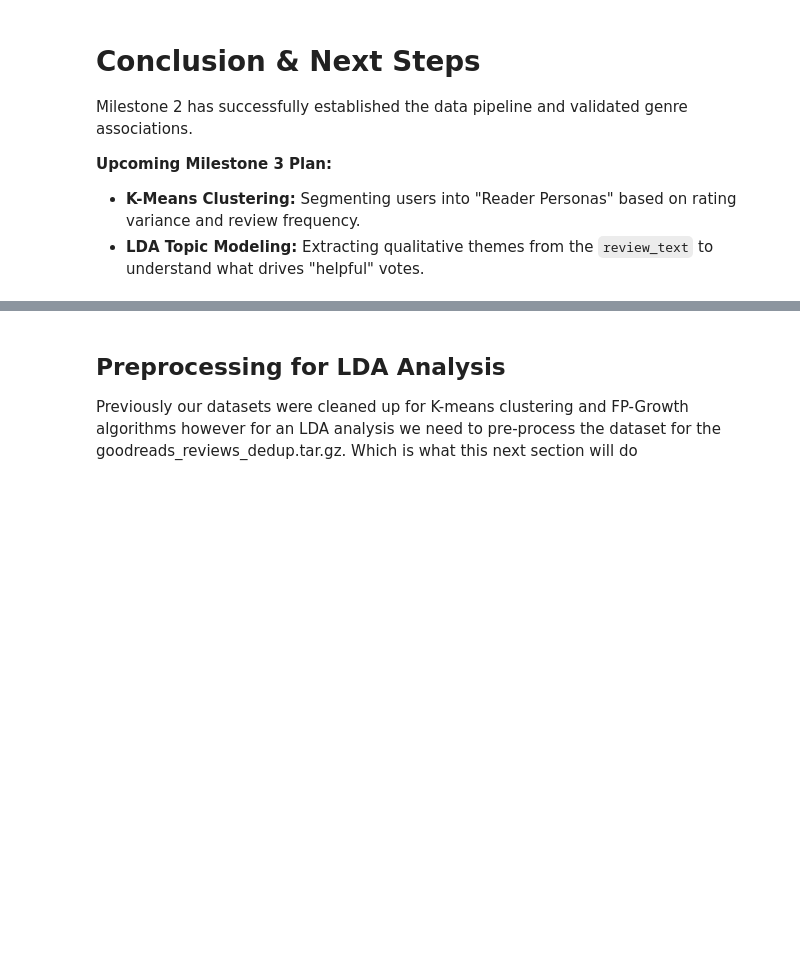
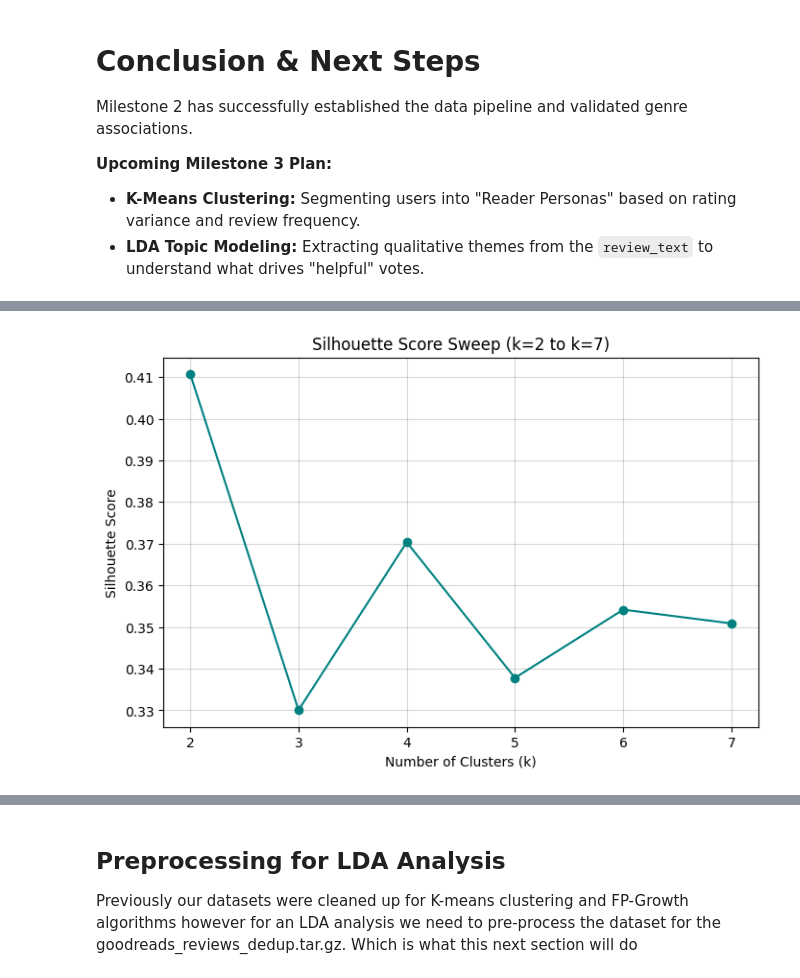
Before and after one commit to crystalstorm466/cs4412-project, a Jupyter notebook: notebooks/Data Mining Project.ipynb, the cells around one changed output, grey strips where cells are left out. Cells and saved outputs as stored; diff of their text form; code cells hidden in the pictures; blank space fills up the shorter version.

Commit message:
Added K-means silhouette score and fixed the issue where the 01_filteredbooks.json file was never creeated

```diff
--- a/notebooks/Data Mining Project.ipynb
+++ b/notebooks/Data Mining Project.ipynb
@@ -922,3 +979,28 @@ Calculating inertia for Elbow Plot...
+# %%
+import matplotlib.pyplot as plt
+from sklearn.cluster import KMeans
+from sklearn.metrics import silhouette_score
+
+k_values = range(2, 8)
+silhouette_scores = []
+
+for k in k_values:
+    kmeans = KMeans(n_clusters=k, random_state=42)
+    cluster_labels = kmeans.fit_predict(X_scaled)
+
+    # Calculate using a random sample of 10,000 points to drastically speed up execution
+    score = silhouette_score(X_scaled, cluster_labels, sample_size=10000, random_state=42)
+    silhouette_scores.append(score)
+
+plt.figure(figsize=(8, 5))
+plt.plot(k_values, silhouette_scores, marker='o', linestyle='-', color='teal')
+plt.title('Silhouette Score Sweep (k=2 to k=7)')
+plt.xlabel('Number of Clusters (k)')
+plt.ylabel('Silhouette Score')
+plt.grid(True, alpha=0.5)
+plt.show()
+# %% [output]
+[figure, added]
 # %%
 OPTIMAL_K = 4 # based on where elbow bends in graph
 
```
Also changed, not shown: parts of 17 cells of this notebook, 6 other files.
